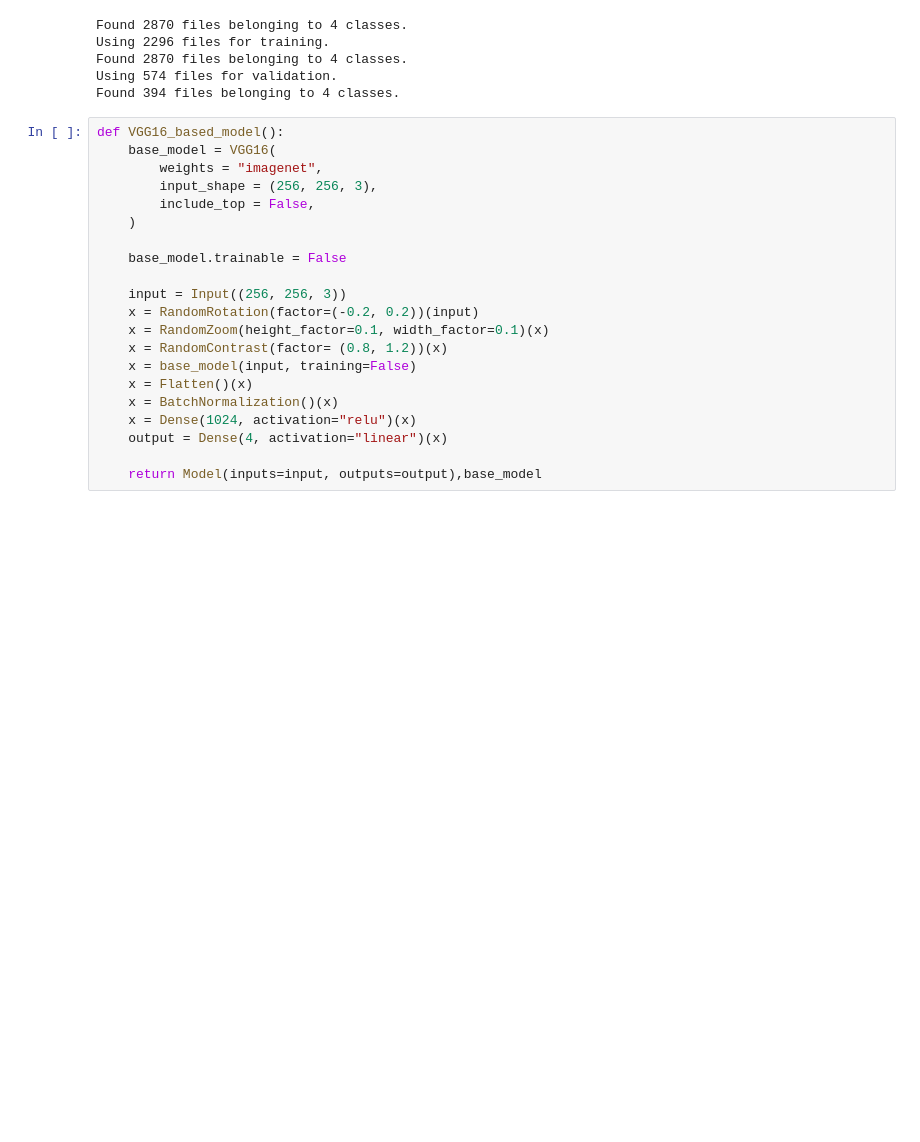
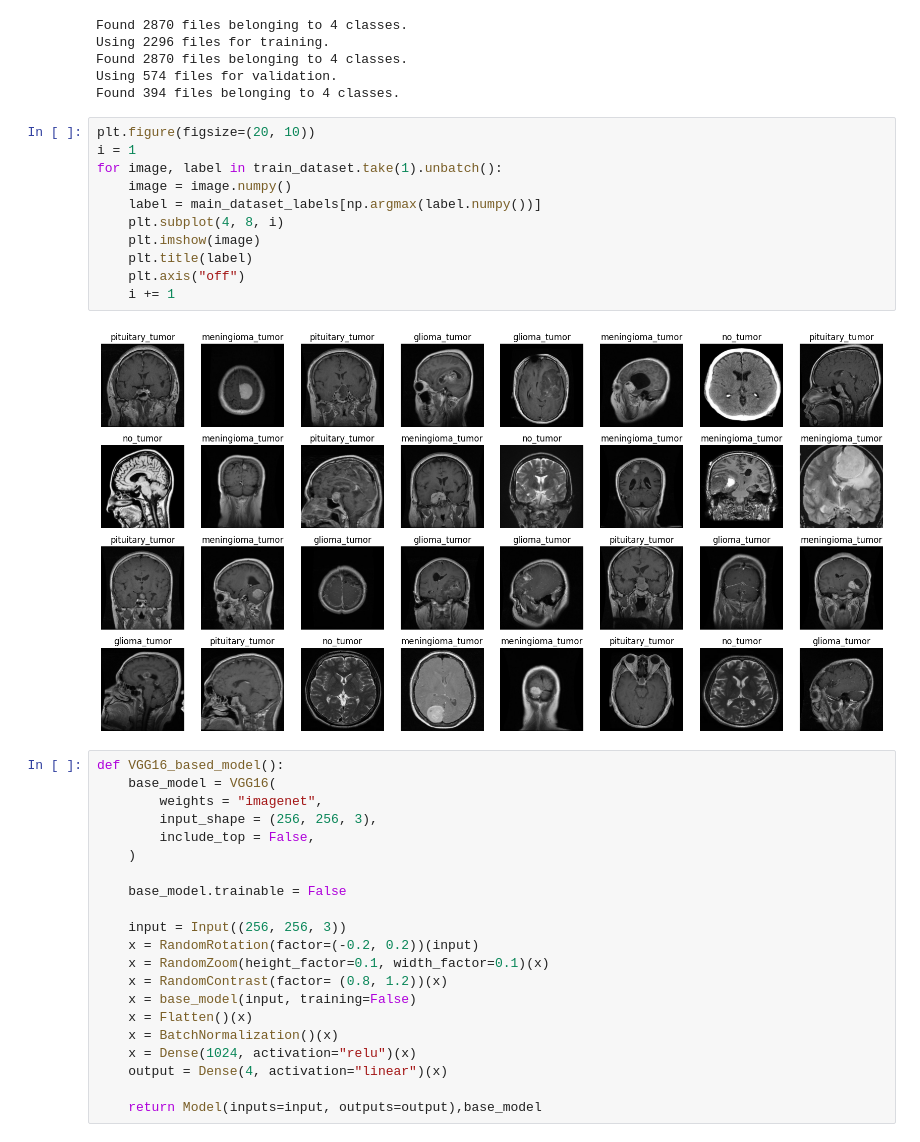
Before and after one commit to keerthana2400/demo, a Jupyter notebook: trial.ipynb, the cells around one changed output. Saved outputs shown, nothing was run; the diff lists cells and outputs as text; blank space fills up the shorter version.

Commit message:
images model

```diff
--- a/trial.ipynb
+++ b/trial.ipynb
@@ -72,6 +72,19 @@ Using 2296 files for training.
 Found 2870 files belonging to 4 classes.
 Using 574 files for validation.
 Found 394 files belonging to 4 classes.
+# %%
+plt.figure(figsize=(20, 10))
+i = 1
+for image, label in train_dataset.take(1).unbatch():
+    image = image.numpy()
+    label = main_dataset_labels[np.argmax(label.numpy())]
+    plt.subplot(4, 8, i)
+    plt.imshow(image)
+    plt.title(label)
+    plt.axis("off")
+    i += 1
+# %% [output]
+[figure, added]
 # %%
 def VGG16_based_model():
     base_model = VGG16(
```
Also changed, not shown: parts of 14 cells of this notebook.
